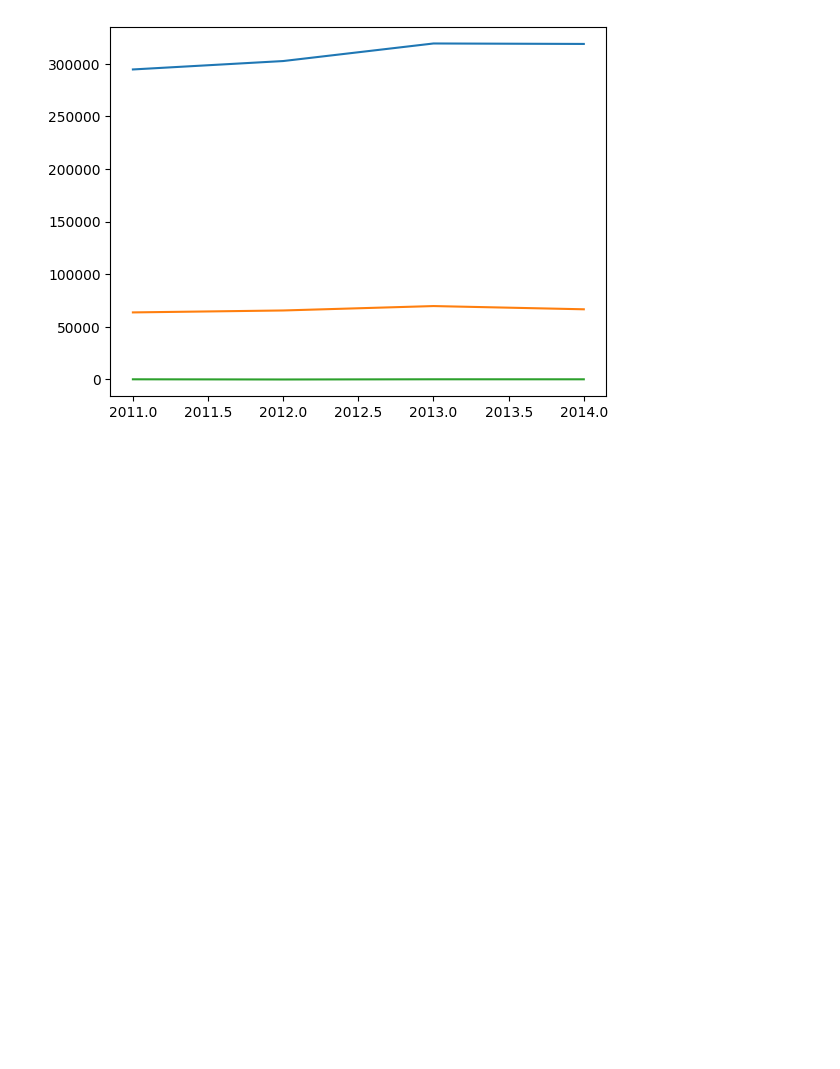
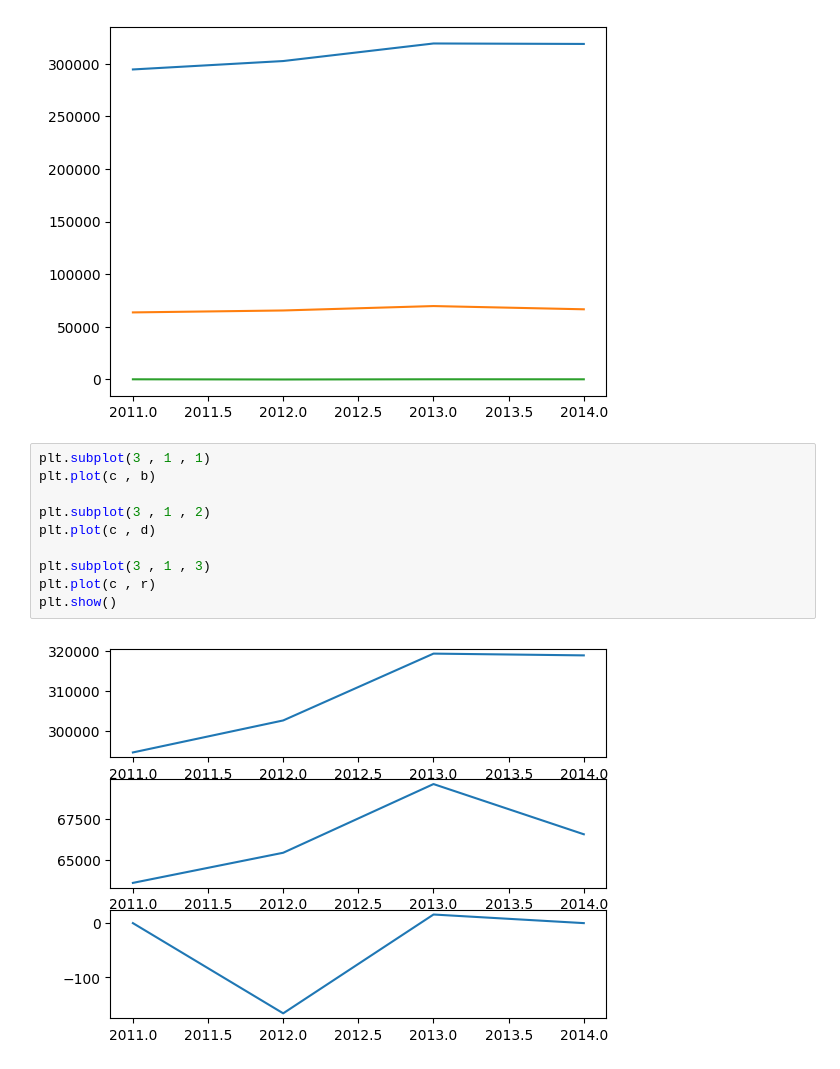
Before and after one commit to drmasii1995/masiii, a Jupyter notebook: msii.ipynb, the cells around one changed output. Drawn from its saved outputs; the diff is of its cells as text; blank space fills up the shorter version.

Commit message:
subplot

```diff
--- a/msii.ipynb
+++ b/msii.ipynb
@@ -168,3 +168,15 @@ plt.plot(c , r)
 plt.show()
 # %% [output]
 [figure]
+# %%
+plt.subplot(3 , 1 , 1)
+plt.plot(c , b)
+
+plt.subplot(3 , 1 , 2)
+plt.plot(c , d)
+
+plt.subplot(3 , 1 , 3)
+plt.plot(c , r)
+plt.show()
+# %% [output]
+[figure, added]
```
